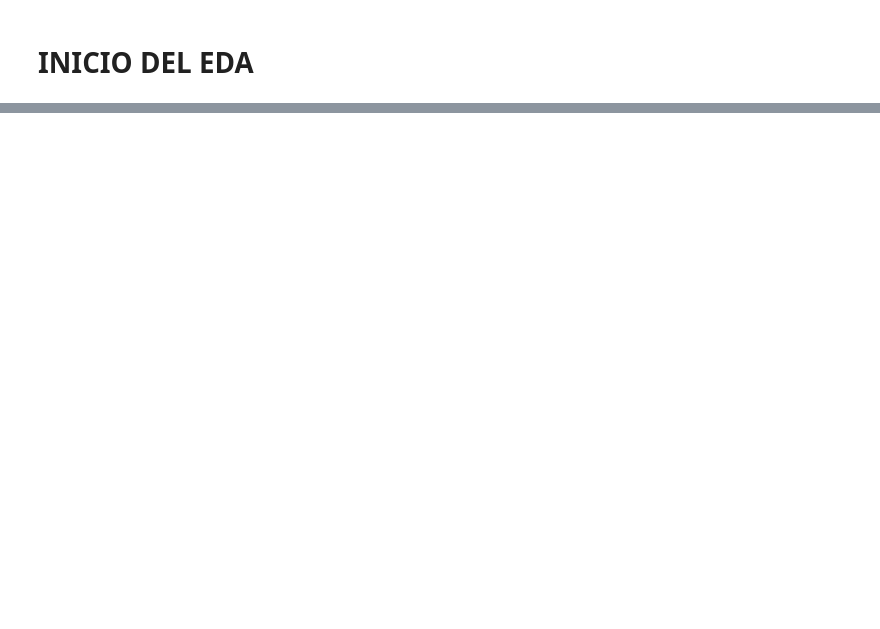
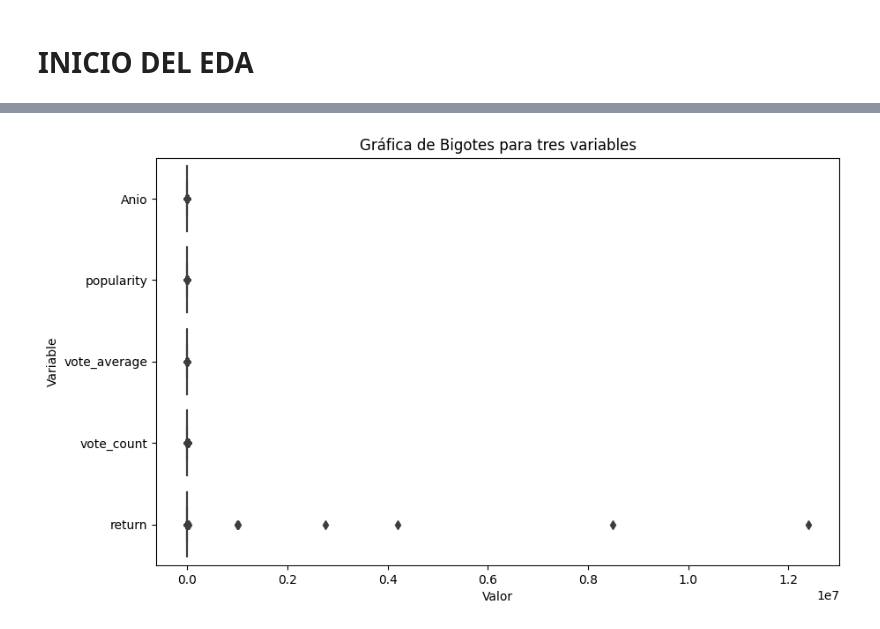
Before and after one commit to lesmengp/PI_ML_OPS, a Jupyter notebook: PI01.ipynb, the cells around one changed output, grey strips where cells are left out. Drawn from its saved outputs; the diff is of its cells as text; code cells hidden in the pictures; blank space fills up the shorter version.

```diff
--- a/PI01.ipynb
+++ b/PI01.ipynb
@@ -1638,0 +1843,4 @@ print(Respuesta)
+# %%
+print(df_movies['popularity'].dtype)
+df_movies['popularity'] = pd.to_numeric(df_movies['popularity'], errors='coerce')
+print(df_movies['popularity'].dtype)
@@ -1638,0 +2053,10 @@ print(Respuesta)
+# %%
+Columna = 'status'
+DatosImputar = 'Released'
+
+print(f"Total Valores Nulos: {df_movies[Columna].isna().sum()}    Porcentaje= {round((df_movies[Columna].isna().sum()/df_movies.shape[0])*100,3)} %")
+
+print("Realizando la Imputación o reemplazo de los valores..........")
+df_movies[Columna].fillna(DatosImputar, inplace=True)
+
+print(f"Total Valores Nulos: {df_movies[Columna].isna().sum()}    Porcentaje= {round((df_movies[Columna].isna().sum()/df_movies.shape[0])*100,3)} %")
@@ -1638,0 +2140,10 @@ print(Respuesta)
+# %%
+Columna = 'Actor1'
+DatosImputar = ''  # Reemplazar con una cadena vacía
+
+print(f"Total Valores Nulos: {df_movies[Columna].isna().sum()}    Porcentaje= {round((df_movies[Columna].isna().sum()/df_movies.shape[0])*100,3)} %")
+
+print("Realizando la Imputación o reemplazo de los valores..........")
+df_movies[Columna].fillna(DatosImputar, inplace=True)
+
+print(f"Total Valores Nulos: {df_movies[Columna].isna().sum()}    Porcentaje= {round((df_movies[Columna].isna().sum()/df_movies.shape[0])*100,3)} %")
@@ -1638,0 +2175,10 @@ print(Respuesta)
+# %%
+Columna = 'Actor2'
+DatosImputar = ''  # Reemplazar con una cadena vacía
+
+print(f"Total Valores Nulos: {df_movies[Columna].isna().sum()}    Porcentaje= {round((df_movies[Columna].isna().sum()/df_movies.shape[0])*100,3)} %")
+
+print("Realizando la Imputación o reemplazo de los valores..........")
+df_movies[Columna].fillna(DatosImputar, inplace=True)
+
+print(f"Total Valores Nulos: {df_movies[Columna].isna().sum()}    Porcentaje= {round((df_movies[Columna].isna().sum()/df_movies.shape[0])*100,3)} %")
@@ -1638,0 +2226,13 @@ print(Respuesta)
+# %%
+### Graficando las Variables
+variables = ['Anio', 'popularity','vote_average','vote_count','return']
+
+# Crear la gráfica de bigotes para las tres variables
+plt.figure(figsize=(10, 6))  # Tamaño de la figura
+sns.boxplot(data=df_movies[variables], orient='h', showfliers=True)  # orient='h' para gráfica horizontal
+plt.xlabel('Valor')  # Etiqueta del eje x
+plt.ylabel('Variable')  # Etiqueta del eje y
+plt.title('Gráfica de Bigotes para tres variables')  # Título de la gráfica
+plt.show()
+# %% [output]
+[figure, added]
```
Also changed, not shown: parts of 305 cells of this notebook, 5 other files.
